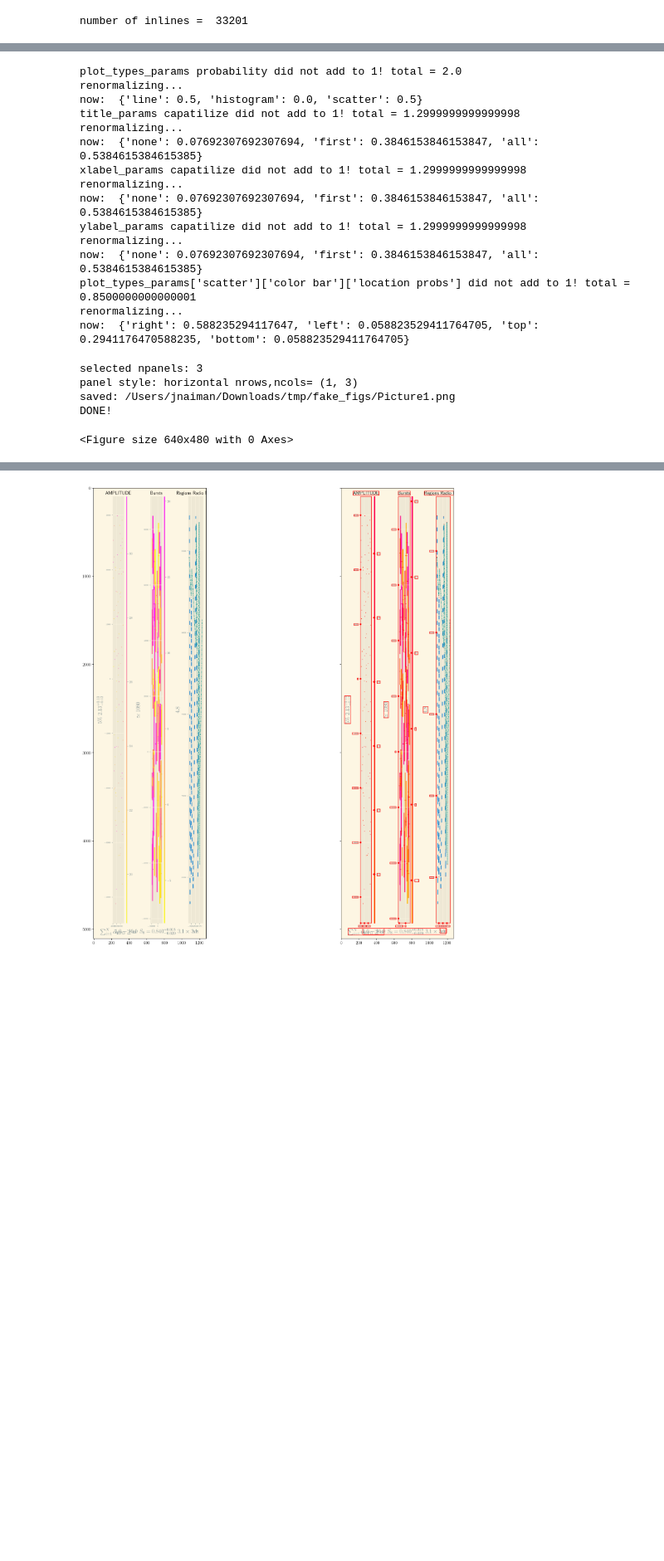
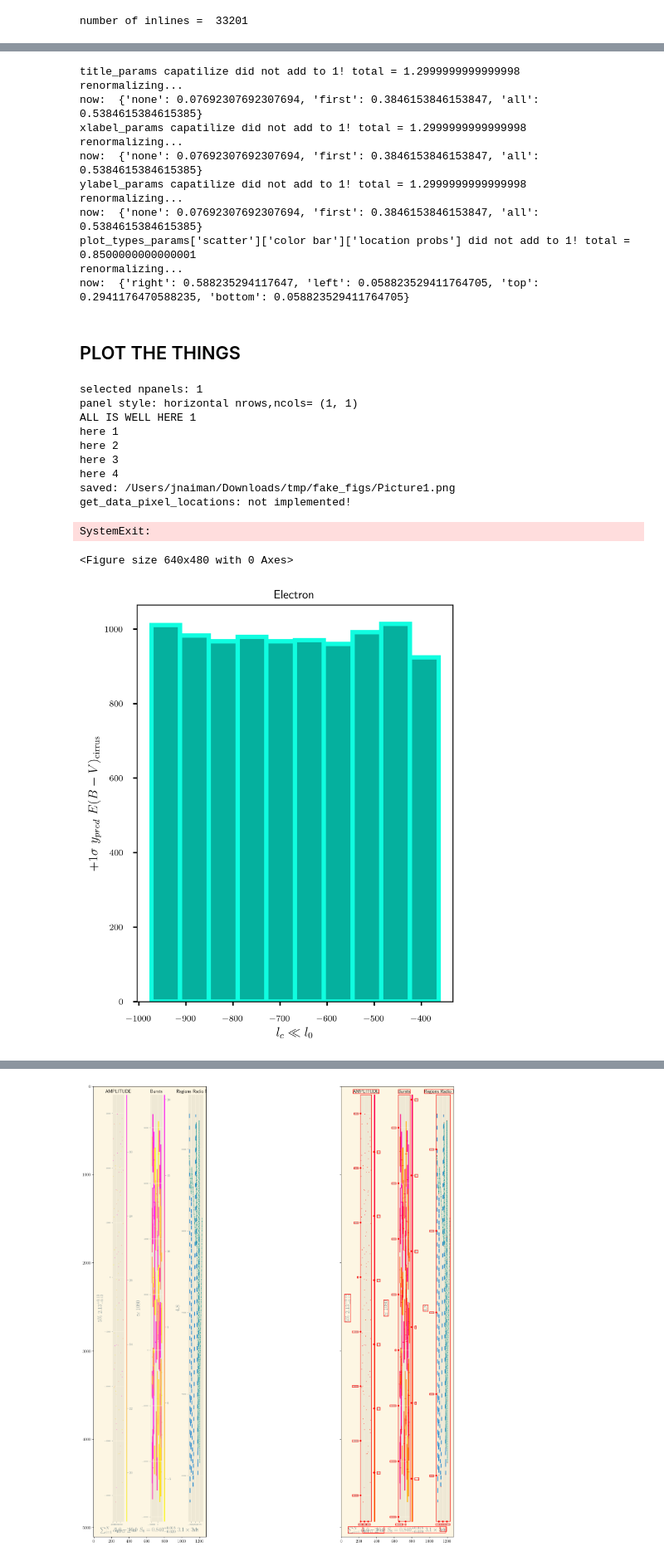
Before and after one commit to ReadingTimeMachine/LMM_Figure_Parsing, a Jupyter notebook: create_synthetic_figures.ipynb, the cells around one changed output, grey strips where cells are left out. Shown at 83% size. Cells and saved outputs as stored; diff of their text form; code cells hidden in the pictures; blank space fills up the shorter version.

```diff
--- a/create_synthetic_figures.ipynb
+++ b/create_synthetic_figures.ipynb
@@ -382,7 +390,7 @@ def get_random(xmin,xmax,ymin=0,ymax=0, zmin=0,zmax=1,hmin=0,hmax=1,
 
 
 ##### SPECIFIC DISTRIBUTIONS #######
-def get_random_data(plot_type,xmin,ymin,xmax,ymax,
+def get_random_data(plot_type,xmin,xmax,ymin=0,ymax=1,
                     prob_same_x=0.5, nlines=1, npoints=1,
                    cmin=0, cmax=1):
     # do we have all the same x for all points?
@@ -421,6 +429,9 @@ def get_random_data(plot_type,xmin,ymin,xmax,ymax,
         ys = get_random(ymin,ymax,ndims=1,npoints=npoints)
         colors = get_random(cmin,cmax,ndims=1,npoints=npoints)
         return xs,ys,colors
+    elif plot_type == 'histogram':
+        x = get_random(xmin,xmax,ndims=1,npoints=npoints)
+        return x
 # %%
 # LINES & SCATTERS: DATA
 def get_line_data(plot_params, npoints,nlines,xmin=0, xmax=1, ymin=0, ymax=1,
@@ -886,7 +1119,7 @@ ylabel_params = {'prob':0.90, 'n words':{'min':1, 'max':3},
 ######## PLOT PARAMS ############
 plot_types_params = {
                      'line':{
-                         'prob':1, # probability of getting this plot
+                         'prob':0, # probability of getting this plot
                          'npoints':{'min':10,'max':11},
                          'line thick':{'min':1, 'max':5},
                          'nlines':{'min':2, 'max':3},
@@ -910,8 +1143,22 @@ plot_types_params = {
                                },
                             }
                      },
-                     'histogram':{'prob':0},
-                     'scatter':{'prob':1,
+                     'histogram':{'prob':1,
+                         'npoints':{'min':10,'max':10000}, # points for distribution
+                         'line thick':{'min':0, 'max':5}, # 0 means no lines
+                         'nlines':{'min':2, 'max':3},
+                         'xmin':-10000, # only xmin/xmax for
+                         'xmax':10000,
+                         'error bars':{ # if vertical, this will be on y-axis, of horizontal, then x-axis
+                             'elinewidth':{'min':1, 'max':5},
+                             'x':{
+                                 'prob':0.25, # probability for x-axis error bars
+                                 'size':{'min':0.01, 'max':0.1}, # each error will be sampled randomly from these percentages of the x-axis width
+                               }
+                            },
+                         'horizontal prob':0.0 # probability that we have a horizontal bar plot
+                    },
+                     'scatter':{'prob':0,
                          'npoints':{'min':10,'max':100},
                          'markers':{
                                'size':{'min':1, 'max':30}
@@ -949,9 +1196,6 @@ plot_types_params, panel_params, \
                                         title_params, xlabel_params,
                                         ylabel_params)
 # %% [output]
-plot_types_params probability did not add to 1! total = 2.0
-renormalizing...
-now:  {'line': 0.5, 'histogram': 0.0, 'scatter': 0.5}
 title_params capatilize did not add to 1! total = 1.2999999999999998
 renormalizing...
 now:  {'none': 0.07692307692307694, 'first': 0.3846153846153847, 'all': 0.5384615384615385}
@@ -964,20 +1208,24 @@ now:  {'none': 0.07692307692307694, 'first': 0.3846153846153847, 'all': 0.538461
 plot_types_params['scatter']['color bar']['location probs'] did not add to 1! total = 0.8500000000000001
 renormalizing...
 now:  {'right': 0.588235294117647, 'left': 0.058823529411764705, 'top': 0.2941176470588235, 'bottom': 0.058823529411764705}
+# %% [markdown]
+## PLOT THE THINGS
 # %%
 datas = {}
 # start clear
 plt.close('all')
 
 #for i in range(nFigs):
-for i in range(1):
+for i
+
+in range(1):
 
     ######### pick things ########
     # figure
     plt.set_cmap(np.random.choice(plt.colormaps()))
 
     npanels, panel_style, nrows, ncols = get_nrows_and_ncols(panel_params)
-    #npanels, panel_style,nrows,ncols = 1, 'horizontal', 1,1 # HACK
+    npanels, panel_style,nrows,ncols = 1, 'horizontal', 1,1 # HACK
     plot_style = np.random.choice(plot_styles)
     if verbose:
         print('panel style:', panel_style, 'nrows,ncols=', (nrows,ncols))
@@ -1009,6 +1257,7 @@ for i in range(1):
 
     # get fonts
     csfont = {'fontname':np.random.choice(font_names)}
+    print("ALL IS WELL HERE 1")
 
     # plot types?
     success = False
@@ -1028,6 +1277,7 @@ for i in range(1):
                 axes = axes.flatten()
 
             ######### Generate plot data #########
+            print('here 1')
 
             choices = []; probs = []
             for k,v in plot_types_params.items():
@@ -1039,21 +1289,25 @@ for i in range(1):
             data_from_plots = []
             titles = []; xlabels = []; ylabels = []; cbars = []
             end_time = time.time()
-            try:
+            #try:
+            if True:
                 for iplot, ax in enumerate(axes):
                     start_time = time.time()
                     plot_type = np.random.choice(choices, p=probs)
 
+                    print('here 2')
                     data_for_plot = get_data(plot_types_params[plot_type],
                                     plot_type=plot_type)
                     end_time = time.time()
 
                     ######### PLOT ############
                     start_time = time.time()
+                    print('here 3')
                     data_from_plot, ax = make_plot(plot_types_params[plot_type], data_for_plot,
                                          ax, plot_type=plot_type)#, plot_style=plot_style)
                     #import sys; sys.exit()
                     end_time = time.time()
+                    print('here 4')
 
                     # set ticksizes
                     ax.tick_params(axis='x', which='major', labelsize=xlabel_ticks_fontsize, labelfontfamily=csfont['fontname'])
@@ -1107,7 +1361,8 @@ for i in range(1):
 
                 print('saved:', fake_figs_dir + 'Picture' + str(i+1) + '.png')
                 success = True
-            except Exception as e:
+            #except Exception as e:
+            else:
                 plt.close(fig)
                 print('issue with plotting, trying again')
                 print(e)
@@ -1189,7 +1444,7 @@ for i in range(1):
         plot_name = 'plot' + str(iplot)
         datas[i][plot_name] = {}
         # line plot type
-        datas[i][plot_name]['type'] = plot_type # tag for just a plain line plot
+        datas[i][plot_name]['type'] = plot_type # tag for kind of plot
         datas[i][plot_name]['data'] = data_for_plot
         datas[i][plot_name]['data pixels'] = data_pixels
         if plot_type == 'scatter' and 'color bar' in data_from_plots[iplot]:
@@ -1217,36 +1472,43 @@ for i in range(1):
         if len(colorbar_ticks) > 0:
             xtmp = []
             for xt in colorbar_ticks:
                 l = {'data':xt[0], 'xmin': xt[1],
                      'ymin': xt[2],
                      'xmax':xt[3], 'ymax':xt[4],
                     'tx':xt[5], 'ty':xt[6]}
                 xtmp.append(l)
             datas[i][plot_name]['color bar ticks'] = xtmp.copy()
 
         # axis box
         datas[i][plot_name]['square'] = {'xmin':xpix1[0], 'ymin':ypix1[0],
                                          'xmax':xpix1[1], 'ymax':ypix1[1]}
         # title
         if title_bbox != -1:
             datas[i][plot_name]['title'] = {'xmin':title_bbox.x0, 'ymin':title_bbox.y0,
                                             'xmax':title_bbox.x1, 'ymax':title_bbox.y1,
                                            'words':title_words}
         else:
             pass
         datas[i][plot_name]['xlabel'] = {'xmin':xlabel_bbox.x0, 'ymin':xlabel_bbox.y0,
                                         'xmax':xlabel_bbox.x1, 'ymax':xlabel_bbox.y1,
                                        'words':xlabel_words}
         datas[i][plot_name]['ylabel'] = {'xmin':ylabel_bbox.x0, 'ymin':ylabel_bbox.y0,
                                         'xmax':ylabel_bbox.x1, 'ymax':ylabel_bbox.y1,
                                        'words':ylabel_words}
     plt.close(fig)
 print('DONE!')
 # %% [output]
-selected npanels: 3
-panel style: horizontal nrows,ncols= (1, 3)
+selected npanels: 1
+panel style: horizontal nrows,ncols= (1, 1)
+ALL IS WELL HERE 1
+here 1
+here 2
+here 3
+here 4
 saved: /Users/jnaiman/Downloads/tmp/fake_figs/Picture1.png
-DONE!
+get_data_pixel_locations: not implemented!
-<Figure size 640x480 with 0 Axes>
+SystemExit:
+<Figure size 640x480 with 0 Axes>
+[figure, added]
 # %%
 print('DONE DONE!')
```
Also changed, not shown: parts of 11 cells of this notebook.
